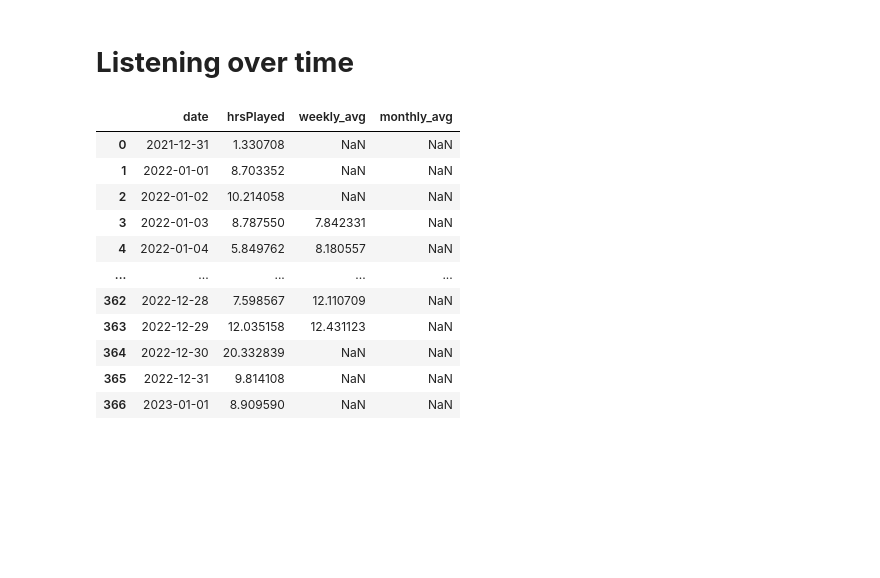
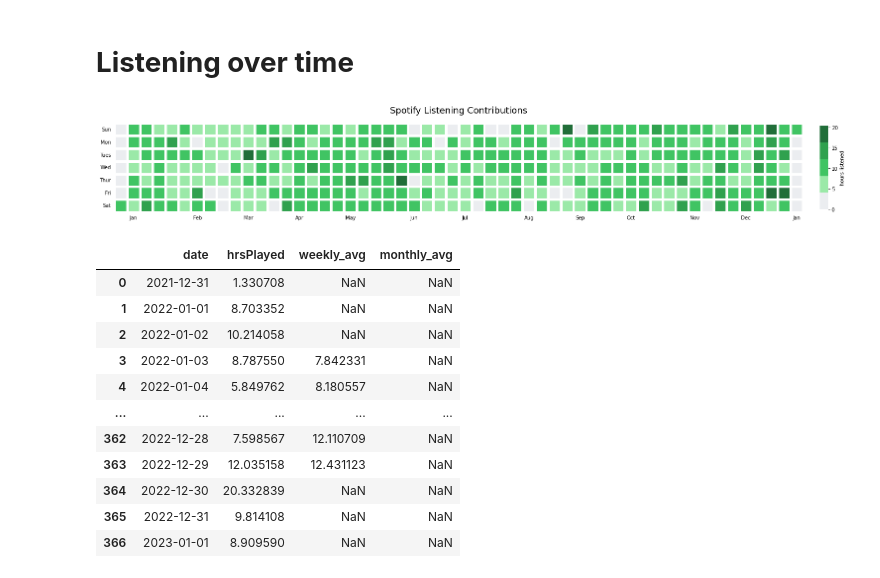
Before and after one commit to jonathanyin12/spotify-analysis, a Jupyter notebook: 2022_listening_history.ipynb, the cells around one changed output. Cells and saved outputs as stored; diff of their text form; code cells hidden in the pictures; blank space fills up the shorter version.

```diff
--- a/2022_listening_history.ipynb
+++ b/2022_listening_history.ipynb
@@ -179,5 +147,33 @@ plt.show()
 # %% [markdown]
 # **Listening over time**
+# %%
+listening_over_year = history.groupby(['dayofweek', 'week'])['hrsPlayed'].sum()
+listening_over_year = listening_over_year.unstack(fill_value=0)
+
+pal = ['#ebedf0','#9be9a8', '#40c463','#30a14e','#216e39']
+plt.figure(figsize=(30,20))
+plt.title('Spotify Listening Contributions', fontsize=18, pad=20)
+
+ax= sns.heatmap(listening_over_year, annot=False, square = True, linewidths=5, cmap=pal, yticklabels=['Sun', 'Mon', 'Tues', 'Wed', 'Thur', 'Fri', 'Sat', ], cbar_kws={"shrink": .155, 'label': 'hours listened', 'pad':0.02, 'aspect': 10})
+plt.ylabel('')
+plt.xlabel('')
+
+plt.yticks(rotation = 0)
+plt.xticks(rotation = 0)
+
+def first_week(x):
+    dt = pd.to_datetime(x)
+    if dt.weekday() - dt.day >=-1:
+        return dt.strftime("%b")
+    return ''
+
+labels = [first_week(x.get_text()) for x in ax.get_xticklabels()]
+ax.set_xticklabels(labels)
+plt.tick_params(left= False, bottom = False)
+
+plt.show()
+# %% [output]
+[figure, added]
 # %%
 listening_over_time = history.groupby(['date'], as_index=False)['hrsPlayed'].agg(sum)
 # listening_over_time['weekly_avg'] = listening_over_time['hrsPlayed'].rolling(7, center=True).mean()
```
Also changed, not shown: parts of 10 cells of this notebook.
